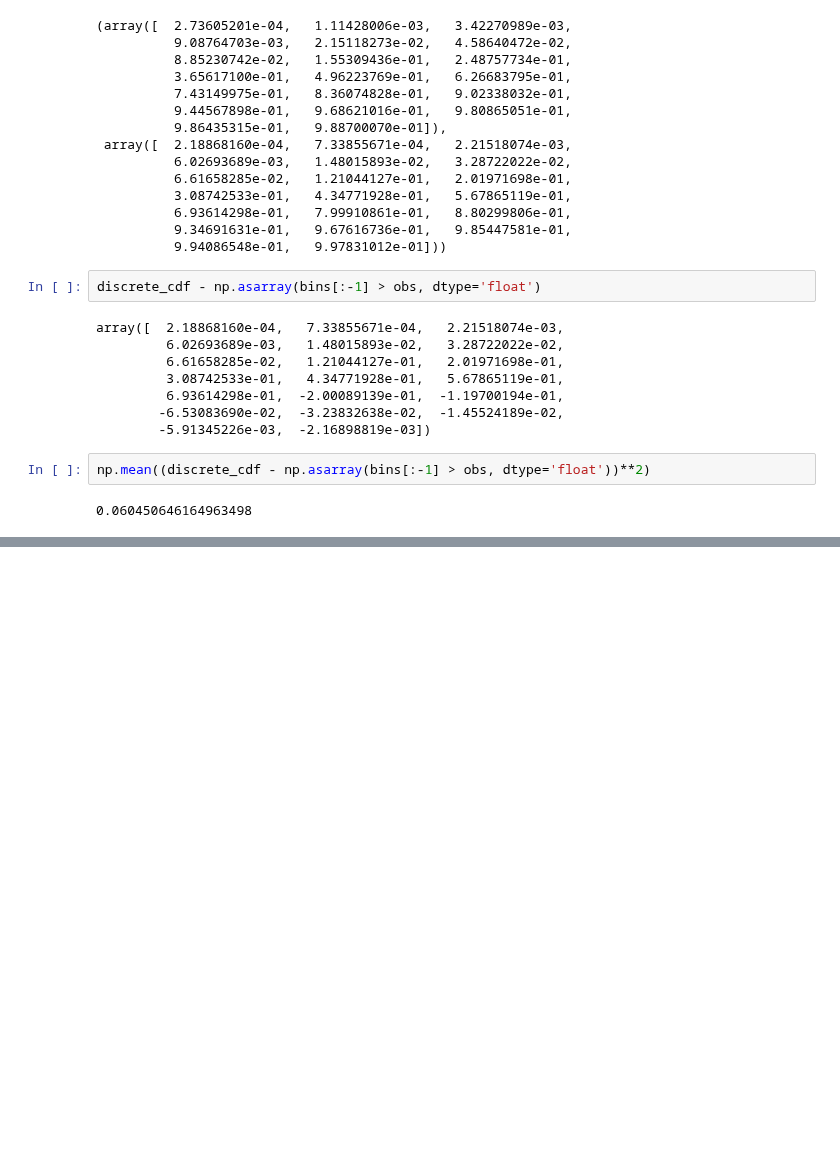
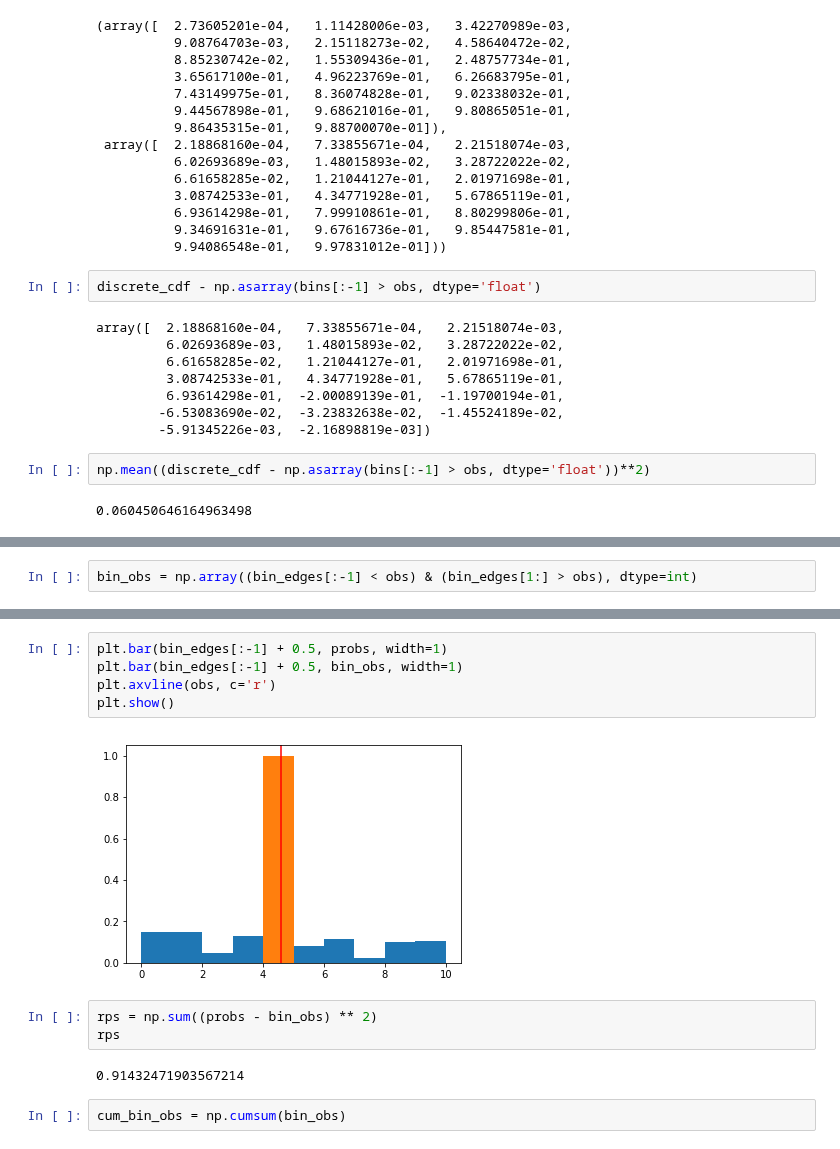
Before and after one commit to slerch/ppnn, a Jupyter notebook: nn_postprocessing/discrete_crps_test.ipynb, the cells around one changed output, grey strips where cells are left out. Drawn from its saved outputs; the diff is of its cells as text; blank space fills up the shorter version.

```diff
--- a/nn_postprocessing/discrete_crps_test.ipynb
+++ b/nn_postprocessing/discrete_crps_test.ipynb
@@ -106,0 +140,2 @@ np.mean((discrete_cdf - np.asarray(bins[:-1] > obs, dtype='float'))**2)
+# %%
+bin_obs = np.array((bin_edges[:-1] < obs) & (bin_edges[1:] > obs), dtype=int)
@@ -106,0 +146,14 @@ np.mean((discrete_cdf - np.asarray(bins[:-1] > obs, dtype='float'))**2)
+# %%
+plt.bar(bin_edges[:-1] + 0.5, probs, width=1)
+plt.bar(bin_edges[:-1] + 0.5, bin_obs, width=1)
+plt.axvline(obs, c='r')
+plt.show()
+# %% [output]
+[figure, added]
+# %%
+rps = np.sum((probs - bin_obs) ** 2)
+rps
+# %% [output]
+0.91432471903567214
+# %%
+cum_bin_obs = np.cumsum(bin_obs)
```
Also changed, not shown: parts of 35 cells of this notebook, 2 other files.
